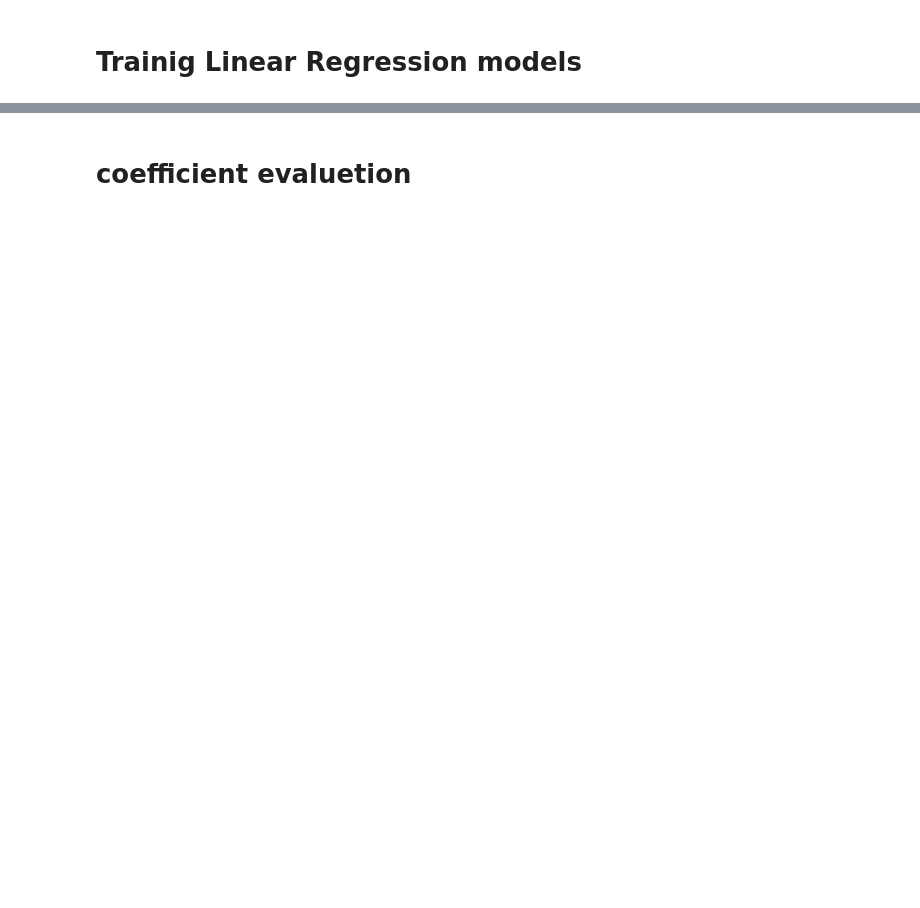
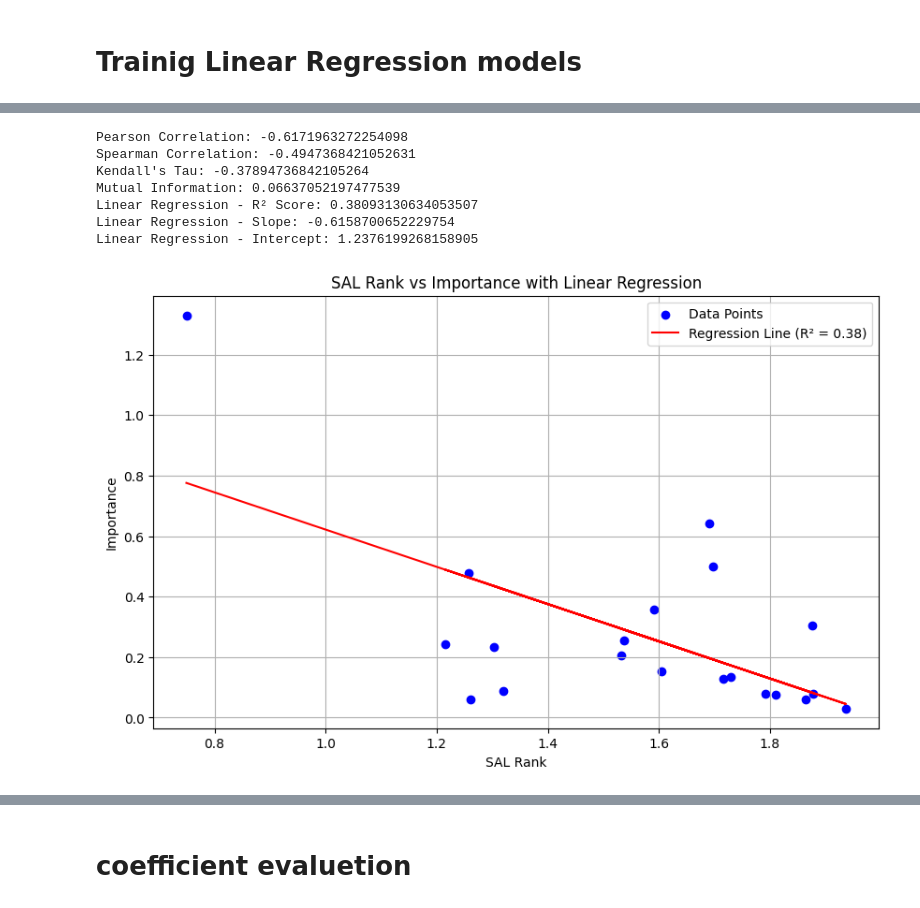
Before and after one commit to TrueMichato/sub-seasonal-cmip-analysis, a Jupyter notebook: src/ensemblineg_pipline.ipynb, the cells around one changed output, grey strips where cells are left out. Saved outputs shown, nothing was run; the diff lists cells and outputs as text; code cells hidden in the pictures; blank space fills up the shorter version.

```diff
--- a/src/ensemblineg_pipline.ipynb
+++ b/src/ensemblineg_pipline.ipynb
@@ -251,0 +503,7 @@ Polynomial Regression Intercept: -1.793773360681875e+41
+# %%
+print(f"Test RMSE: {test_rmse:.4f}")
+print(f"Test R2: {test_r2:.4f}")
+results["Feature Selected by SAL Rank"] = [test_rmse, test_r2, len(feature_importances)]
+
+for feature, importance in zip(selected_features, feature_importances):
+    print(f"{feature=}: {importance=:.4f}, SAL rank: {model_SAL_ranks[feature]}")
@@ -251,0 +552,55 @@ Polynomial Regression Intercept: -1.793773360681875e+41
+# %%
+models_rank_importance = {feature: [model_SAL_ranks[feature], np.abs(feature_importances[i])] for i, feature in enumerate(selected_features)}
+# %%
+from scipy.stats import pearsonr, spearmanr, kendalltau
+from sklearn.feature_selection import mutual_info_regression
+from scipy.stats import entropy
+
+sal_ranks_df = pd.DataFrame(models_rank_importance.values(), index=models_rank_importance.keys(), columns=['SAL_Rank', 'Importance'])
+
+# Pearson, Spearman, Kendall Correlations
+pearson_corr, _ = pearsonr(sal_ranks_df['SAL_Rank'], sal_ranks_df['Importance'])
+spearman_corr, _ = spearmanr(sal_ranks_df['SAL_Rank'], sal_ranks_df['Importance'])
+kendall_tau, _ = kendalltau(sal_ranks_df['SAL_Rank'], sal_ranks_df['Importance'])
+entropy_sal = entropy(sal_ranks_df['SAL_Rank'])
+entropy_importance = entropy(sal_ranks_df['Importance'])
+
+mutual_info = mutual_info_regression(sal_ranks_df[['SAL_Rank']], sal_ranks_df['Importance'])[0]
+normalized_mi = mutual_info / min(entropy_sal, entropy_importance)
+
+# Linear Regression
+X = sal_ranks_df[['SAL_Rank']]
+y = sal_ranks_df['Importance']
+reg = LinearRegression().fit(X, y)
+regression_score = reg.score(X, y)  # R-squared score
+regression_slope = reg.coef_[0]     # Slope
+regression_intercept = reg.intercept_  # Intercept
+
+# Print results
+print(f"Pearson Correlation: {pearson_corr}")
+print(f"Spearman Correlation: {spearman_corr}")
+print(f"Kendall's Tau: {kendall_tau}")
+print(f"Mutual Information: {normalized_mi}")
+print(f"Linear Regression - R² Score: {regression_score}")
+print(f"Linear Regression - Slope: {regression_slope}")
+print(f"Linear Regression - Intercept: {regression_intercept}")
+
+# Plot SAL Rank vs Importance with regression line
+plt.figure(figsize=(10, 6))
+plt.scatter(sal_ranks_df['SAL_Rank'], sal_ranks_df['Importance'], color='b', label='Data Points')
+plt.plot(sal_ranks_df['SAL_Rank'], reg.predict(X), color='r', label=f'Regression Line (R² = {regression_score:.2f})')
+plt.title('SAL Rank vs Importance with Linear Regression')
+plt.xlabel('SAL Rank')
+plt.ylabel('Importance')
+plt.grid(True)
+plt.legend()
+plt.show()
+# %% [output]
+Pearson Correlation: -0.6171963272254098
+Spearman Correlation: -0.4947368421052631
+Kendall's Tau: -0.37894736842105264
+Mutual Information: 0.06637052197477539
+Linear Regression - R² Score: 0.38093130634053507
+Linear Regression - Slope: -0.6158700652229754
+Linear Regression - Intercept: 1.2376199268158905
+[figure, added]
```
Also changed, not shown: parts of 113 cells of this notebook, 1 other file.
